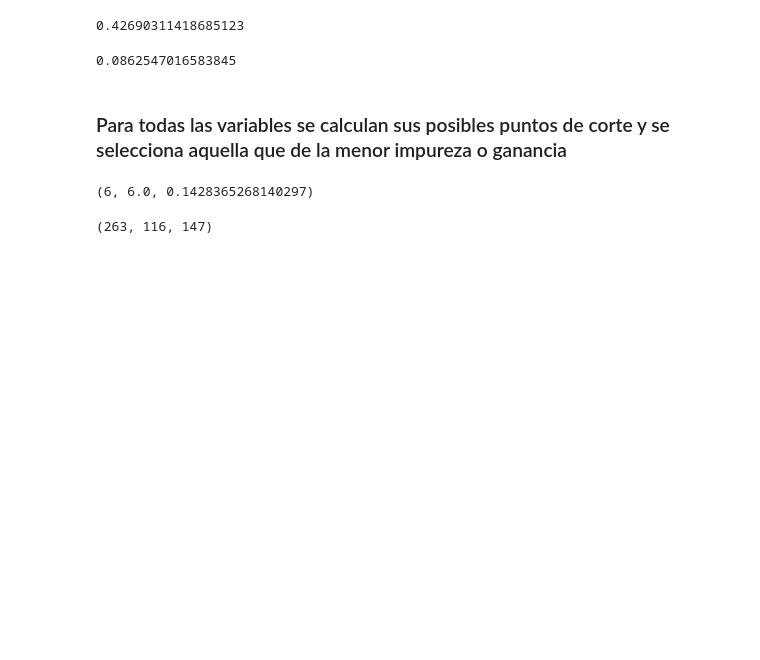
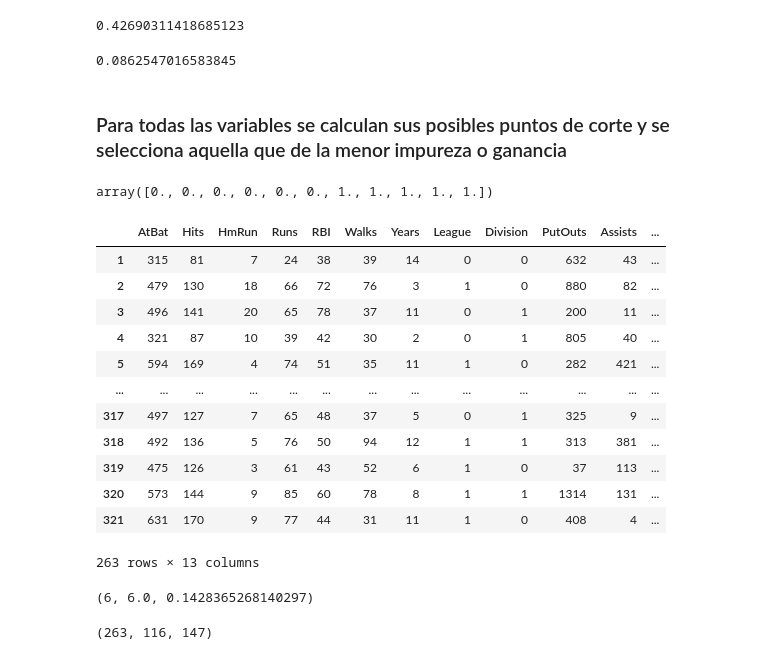
Before and after one commit to alvaropabon/MIAD_ML_and_NLP, a Jupyter notebook: Semana 1/S1LAB1_construcción_calibracion_arboles.ipynb, the cells around one changed output. Drawn from its saved outputs; the diff is of its cells as text; code cells hidden in the pictures; blank space fills up the shorter version.

```diff
--- a/Semana 1/S1LAB1_construcción_calibracion_arboles.ipynb
+++ b/Semana 1/S1LAB1_construcción_calibracion_arboles.ipynb
@@ -207,6 +189,10 @@ gini_impurity(X.iloc[:, j], y, splits[k])
 0.0862547016583845
 # %% [markdown]
 ### Para todas las variables se calculan sus posibles puntos de corte y se selecciona aquella que de la menor impureza o ganancia
+# %%
+np.percentile(X.iloc[:, 12], np.arange(0, 100, 100.0 / (num_pct+1)).tolist())
+# %% [output]
+array([0., 0., 0., 0., 0., 0., 1., 1., 1., 1., 1.])
 # %%
 # Definición de la función best_split para calcular cuál es la mejor variable y punto de cortepara hacer la bifurcación del árbol
 def best_split(X, y, num_pct=10):
@@ -229,6 +215,22 @@ def best_split(X, y, num_pct=10):
                 best_split = [j, split, gain]
 
     return best_split
+# %%
+X
+# %% [output]
+|  | AtBat | Hits | HmRun | Runs | RBI | Walks | Years | League | Division | PutOuts | Assists | ... |
+| 1 | 315 | 81 | 7 | 24 | 38 | 39 | 14 | 0 | 0 | 632 | 43 | ... |
+| 2 | 479 | 130 | 18 | 66 | 72 | 76 | 3 | 1 | 0 | 880 | 82 | ... |
+| 3 | 496 | 141 | 20 | 65 | 78 | 37 | 11 | 0 | 1 | 200 | 11 | ... |
+| 4 | 321 | 87 | 10 | 39 | 42 | 30 | 2 | 0 | 1 | 805 | 40 | ... |
+| 5 | 594 | 169 | 4 | 74 | 51 | 35 | 11 | 1 | 0 | 282 | 421 | ... |
+| ... | ... | ... | ... | ... | ... | ... | ... | ... | ... | ... | ... | ... |
+| 317 | 497 | 127 | 7 | 65 | 48 | 37 | 5 | 0 | 1 | 325 | 9 | ... |
+| 318 | 492 | 136 | 5 | 76 | 50 | 94 | 12 | 1 | 1 | 313 | 381 | ... |
+| 319 | 475 | 126 | 3 | 61 | 43 | 52 | 6 | 1 | 0 | 37 | 113 | ... |
+| 320 | 573 | 144 | 9 | 85 | 60 | 78 | 8 | 1 | 1 | 1314 | 131 | ... |
+| 321 | 631 | 170 | 9 | 77 | 44 | 31 | 11 | 1 | 0 | 408 | 4 | ... |
+263 rows × 13 columns
 # %%
 # Obtención de la variable 'j', su punto de corte 'split' y su ganancia 'gain'
 j, split, gain = best_split(X, y, 5)
```
Also changed, not shown: parts of 6 cells of this notebook, 1 other file.
